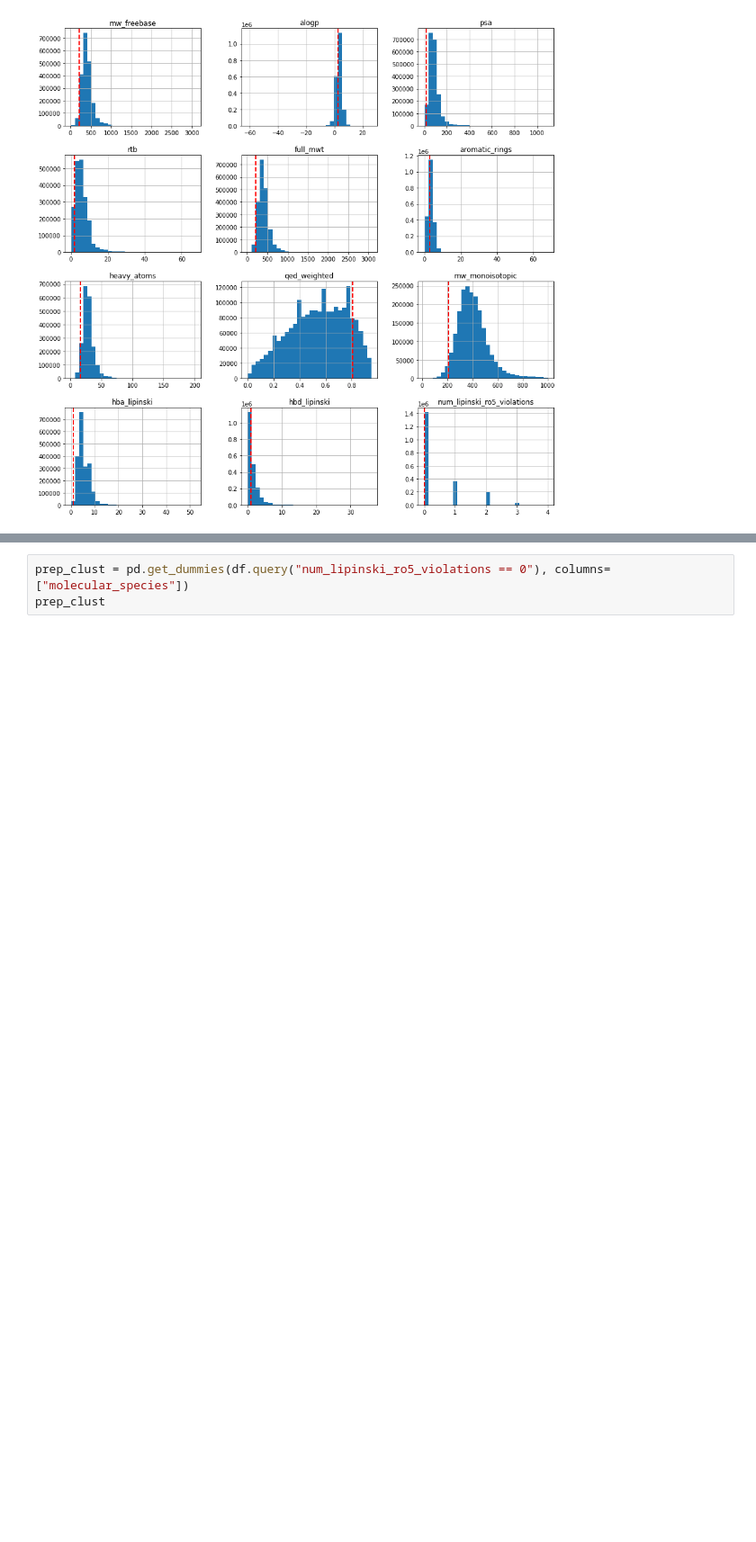
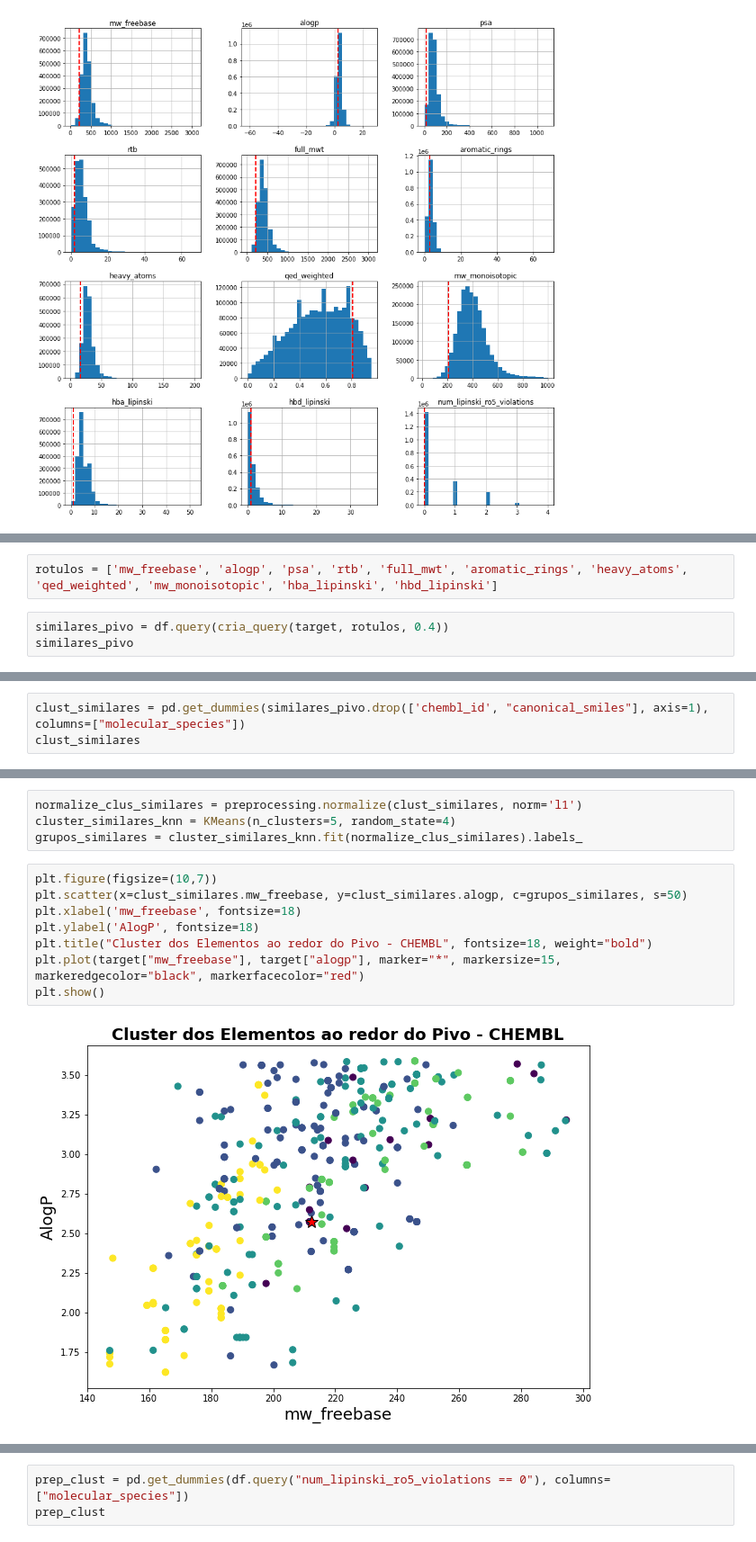
Before and after one commit to alverad-katsuro/chembl_analyser, a Jupyter notebook: cruzipain/analise_dados_att.ipynb, the cells around one changed output, grey strips where cells are left out. Shown at 90% size. Saved outputs shown, nothing was run; the diff lists cells and outputs as text; blank space fills up the shorter version.

```diff
--- a/cruzipain/analise_dados_att.ipynb
+++ b/cruzipain/analise_dados_att.ipynb
@@ -69,0 +79,5 @@ dir(df)
+# %%
+rotulos = ['mw_freebase', 'alogp', 'psa', 'rtb', 'full_mwt', 'aromatic_rings', 'heavy_atoms', 'qed_weighted', 'mw_monoisotopic', 'hba_lipinski', 'hbd_lipinski']
+# %%
+similares_pivo = df.query(cria_query(target, rotulos, 0.4))
+similares_pivo
@@ -69,0 +98,3 @@ dir(df)
+# %%
+clust_similares = pd.get_dummies(similares_pivo.drop(['chembl_id', "canonical_smiles"], axis=1), columns=["molecular_species"])
+clust_similares
@@ -69,0 +127,14 @@ dir(df)
+# %%
+normalize_clus_similares = preprocessing.normalize(clust_similares, norm='l1')
+cluster_similares_knn = KMeans(n_clusters=5, random_state=4)
+grupos_similares = cluster_similares_knn.fit(normalize_clus_similares).labels_
+# %%
+plt.figure(figsize=(10,7))
+plt.scatter(x=clust_similares.mw_freebase, y=clust_similares.alogp, c=grupos_similares, s=50)
+plt.xlabel('mw_freebase', fontsize=18)
+plt.ylabel('AlogP', fontsize=18)
+plt.title("Cluster dos Elementos ao redor do Pivo - CHEMBL", fontsize=18, weight="bold")
+plt.plot(target["mw_freebase"], target["alogp"], marker="*", markersize=15, markeredgecolor="black", markerfacecolor="red")
+plt.show()
+# %% [output]
+[figure, added]
```
Also changed, not shown: parts of 14 cells of this notebook, 1 other file.
